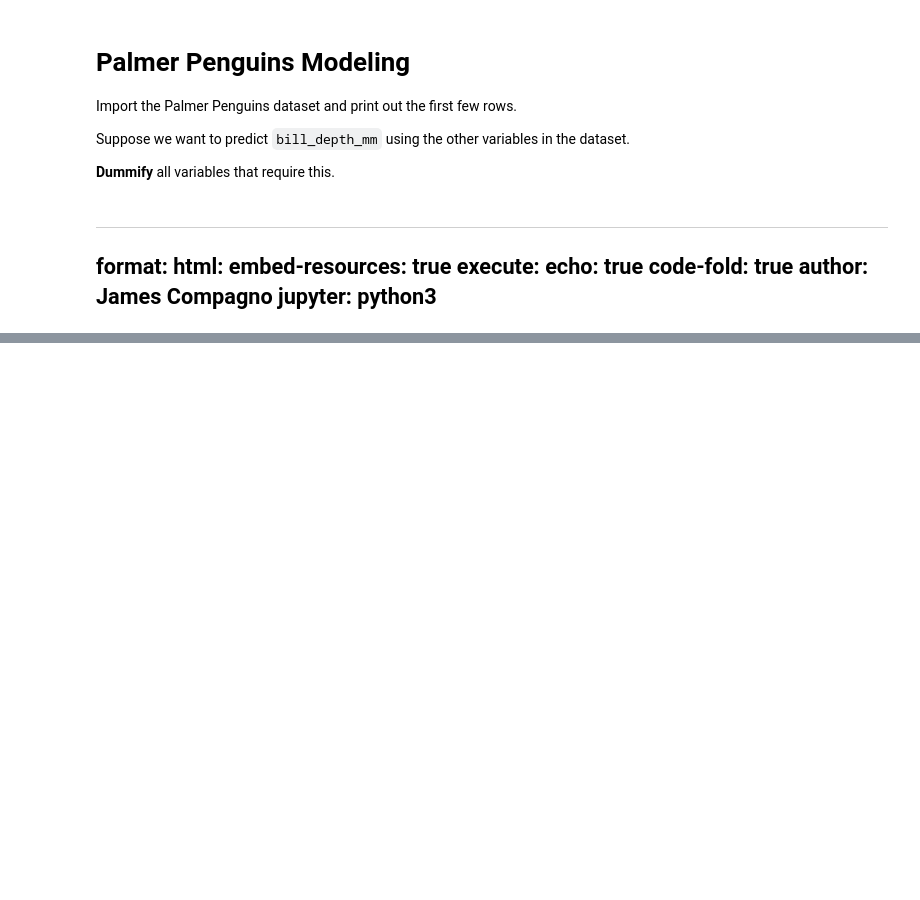
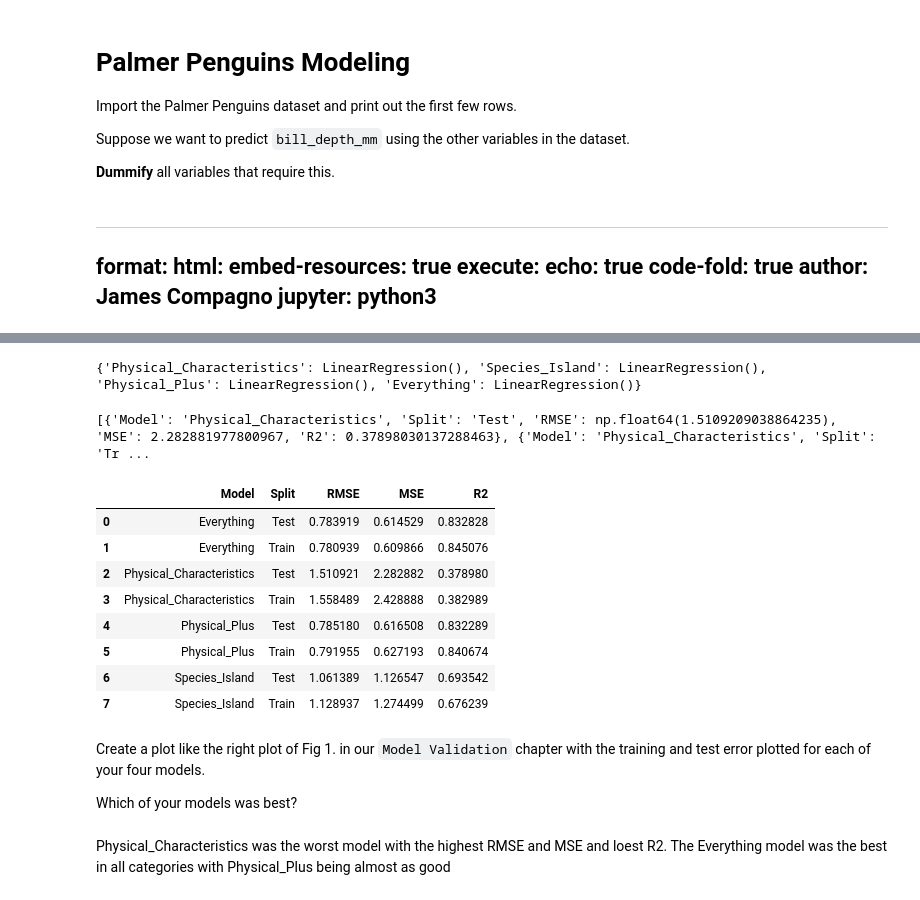
Before and after one commit to PharaohPooh/GSB_544, a Jupyter notebook: Week_6/Practice_Activity_Multiple_Linear_Regression_and_Evaluation.ipynb, the cells around one changed output, grey strips where cells are left out. Saved outputs shown, nothing was run; the diff lists cells and outputs as text; code cells hidden in the pictures; blank space fills up the shorter version.

```diff
--- a/Week_6/Practice_Activity_Multiple_Linear_Regression_and_Evaluation.ipynb
+++ b/Week_6/Practice_Activity_Multiple_Linear_Regression_and_Evaluation.ipynb
@@ -108,0 +136,50 @@ NotFittedError: This LinearRegression instance is not fitted yet. Call 'fit' wit
+# %%
+#Model 4: Everything
+
+#Model
+model_library["Everything"] = LinearRegression().fit(X_train, y_train)
+
+#Test
+y_pred = model_library["Everything"].predict(X_test)
+mse = mean_squared_error(y_test, y_pred)
+records.append({
+        "Model": "Everything", "Split": "Test",
+        "RMSE": np.sqrt(mse), "MSE": mse, "R2": r2_score(y_test, y_pred)
+    })
+
+#Train
+y_pred = model_library["Everything"].predict(X_train)
+mse = mean_squared_error(y_train, y_pred)
+records.append({
+        "Model": "Everything", "Split": "Train",
+        "RMSE": np.sqrt(mse), "MSE": mse, "R2": r2_score(y_train, y_pred)
+    })
+# %%
+print(model_library)
+# %% [output]
+{'Physical_Characteristics': LinearRegression(), 'Species_Island': LinearRegression(), 'Physical_Plus': LinearRegression(), 'Everything': LinearRegression()}
+# %%
+print(records)
+# %% [output]
+[{'Model': 'Physical_Characteristics', 'Split': 'Test', 'RMSE': np.float64(1.5109209038864235), 'MSE': 2.282881977800967, 'R2': 0.37898030137288463}, {'Model': 'Physical_Characteristics', 'Split': 'Tr ...
+# %%
+df = (pd.DataFrame(records)
+              .sort_values(["Model","Split"])
+              .reset_index(drop=True))
+df
+# %% [output]
+|  | Model | Split | RMSE | MSE | R2 |
+| 0 | Everything | Test | 0.783919 | 0.614529 | 0.832828 |
+| 1 | Everything | Train | 0.780939 | 0.609866 | 0.845076 |
+| 2 | Physical_Characteristics | Test | 1.510921 | 2.282882 | 0.378980 |
+| 3 | Physical_Characteristics | Train | 1.558489 | 2.428888 | 0.382989 |
+| 4 | Physical_Plus | Test | 0.785180 | 0.616508 | 0.832289 |
+| 5 | Physical_Plus | Train | 0.791955 | 0.627193 | 0.840674 |
+| 6 | Species_Island | Test | 1.061389 | 1.126547 | 0.693542 |
+| 7 | Species_Island | Train | 1.128937 | 1.274499 | 0.676239 |
+# %% [markdown]
+Create a plot like the right plot of Fig 1. in our `Model Validation` chapter with the training and test error plotted for each of your four models.
+
+Which of your models was best?
+# %% [markdown]
+Physical_Characteristics was the worst model with the highest RMSE and MSE and loest R2. The Everything model was the best in all categories with Physical_Plus being almost as good
```
Also changed, not shown: parts of 13 cells of this notebook, 5 other files.
